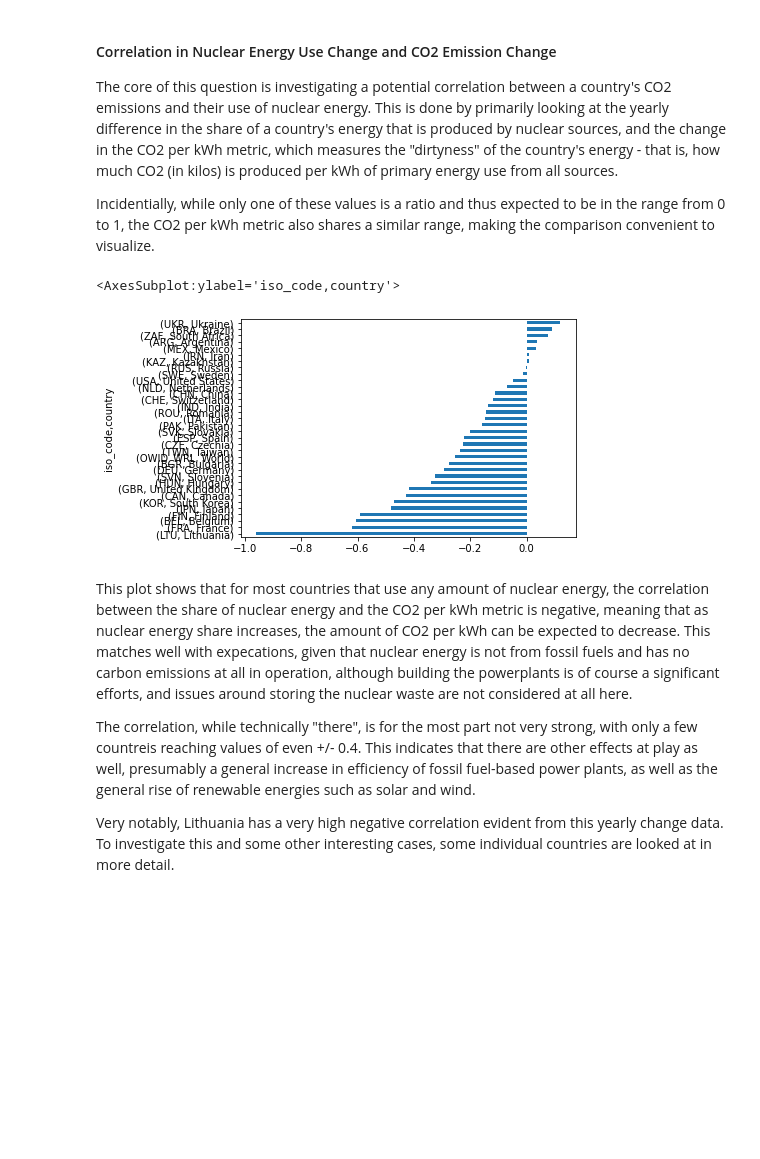
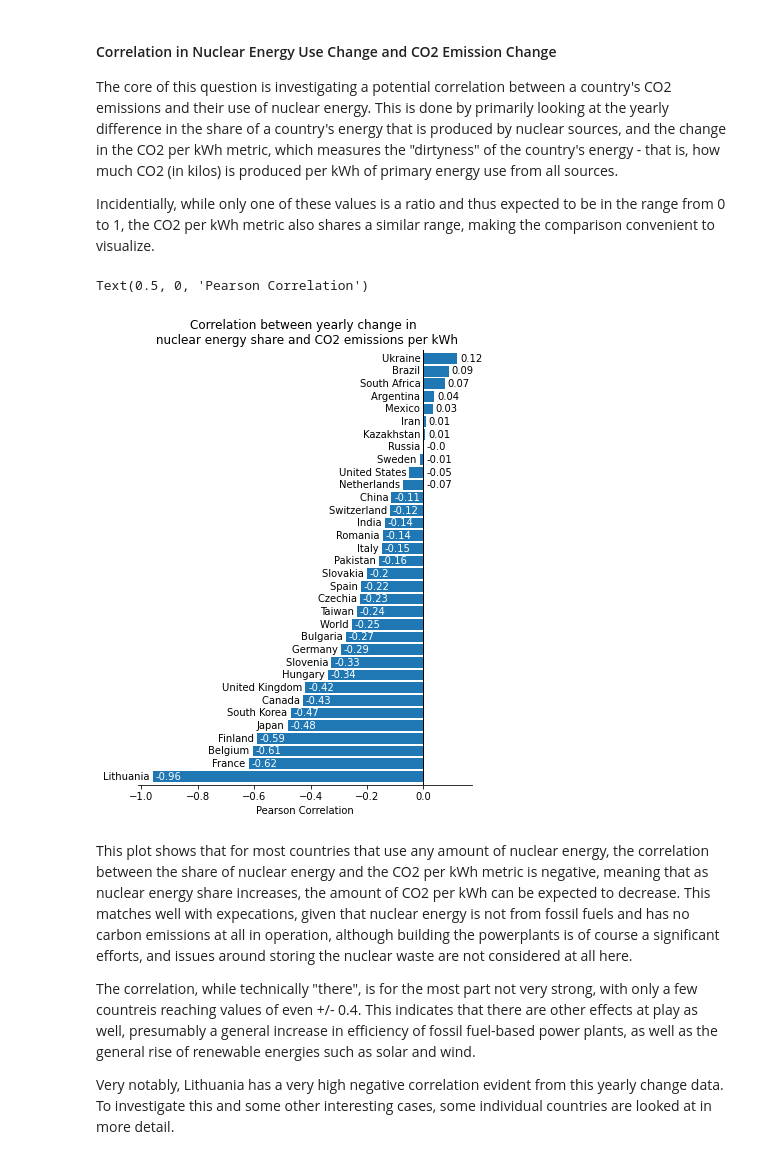
Before and after one commit to Molybdenum42/DOPP_Exercise3, a Jupyter notebook: submission_ready/exercise3_complete.ipynb, the cells around one changed output. Cells and saved outputs as stored; diff of their text form; code cells hidden in the pictures; blank space fills up the shorter version.

```diff
--- a/submission_ready/exercise3_complete.ipynb
+++ b/submission_ready/exercise3_complete.ipynb
@@ -924,19 +945,44 @@ Perhaps unsurprisingly, France turns out to be the country with the overall larg
 The core of this question is investigating a potential correlation between a country's CO2 emissions and their use of nuclear energy. This is done by primarily looking at the yearly difference in the share of a country's energy that is produced by nuclear sources, and the change in the CO2 per kWh metric, which measures the "dirtyness" of the country's energy - that is, how much CO2 (in kilos) is produced per kWh of primary energy use from all sources.
 
 Incidentially, while only one of these values is a ratio and thus expected to be in the range from 0 to 1, the CO2 per kWh metric also shares a similar range, making the comparison convenient to visualize.
-# %%
-# A small helper function extracts the correlation between the two target values.
-def get_corr(df):
-    df.columns = df.columns.get_level_values(0)
-    c = df.corr()
-    return c.iloc[0,1]
-
-yearly_change = data_carboncorr.unstack(level=[0,1]).diff()[["nuclear_energy_share", "co2_per_kwh"]]
-yearly_change_corr = yearly_change.groupby(level=[1,2], axis=1).apply(get_corr).dropna()
-yearly_change_corr.sort_values().plot.barh()
-# %% [output]
-<AxesSubplot:ylabel='iso_code,country'>
-[figure, removed]
+# %%
+# A small helper function extracts the correlation between the two target values.
+def get_corr(df):
+    df.columns = df.columns.get_level_values(0)
+    c = df.corr()
+    return c.iloc[0,1]
+
+yearly_change = data_carboncorr.unstack(level=[0,1]).diff()[["nuclear_energy_share", "co2_per_kwh"]]
+yearly_change_corr = yearly_change.groupby(level=[1,2], axis=1).apply(get_corr).dropna()
+yearly_change_corr.index = yearly_change_corr.index.get_level_values(1)
+yearly_change_corr = yearly_change_corr.sort_values()
+
+fig = plt.figure(figsize=(6,8))
+yearly_change_corr.plot.barh(width=0.85)
+plt.axvline(0, lw=1, color="black")
+ax = plt.gcf().axes[0]
+ax.spines["left"].set_visible(False)
+ax.spines["right"].set_visible(False)
+ax.spines["top"].set_visible(False)
+ax.get_yaxis().set_ticks([])
+ax.set_ylabel("")
+
+for n, (name, val) in enumerate(yearly_change_corr.items()):
+    if val <= -0.1:
+        ax.text(val, n, name+" ", horizontalalignment = "right", verticalalignment="center")
+        ax.text(val+0.01, n, str(round(val, 2)), color="white", horizontalalignment = "left", verticalalignment="center")
+    elif val < 0:
+        ax.text(val, n, name+" ", horizontalalignment = "right", verticalalignment="center")
+        ax.text(0.01, n, str(round(val, 2)), color="black", horizontalalignment = "left", verticalalignment="center")
+    else:
+        ax.text(0, n, name+" ", horizontalalignment = "right", verticalalignment="center")
+        ax.text(val+0.01, n, str(round(val, 2)), color="black", horizontalalignment = "left", verticalalignment="center")
+
+plt.title("Correlation between yearly change in \n nuclear energy share and CO2 emissions per kWh")
+plt.xlabel("Pearson Correlation")
+# %% [output]
+Text(0.5, 0, 'Pearson Correlation')
+[figure, added]
 # %% [markdown]
 This plot shows that for most countries that use any amount of nuclear energy, the correlation between the share of nuclear energy and the CO2 per kWh metric is negative, meaning that as nuclear energy share increases, the amount of CO2 per kWh can be expected to decrease. This matches well with expecations, given that nuclear energy is not from fossil fuels and has no carbon emissions at all in operation, although building the powerplants is of course a significant efforts, and issues around storing the nuclear waste are not considered at all here.
 
```
Also changed, not shown: parts of 47 cells of this notebook.
